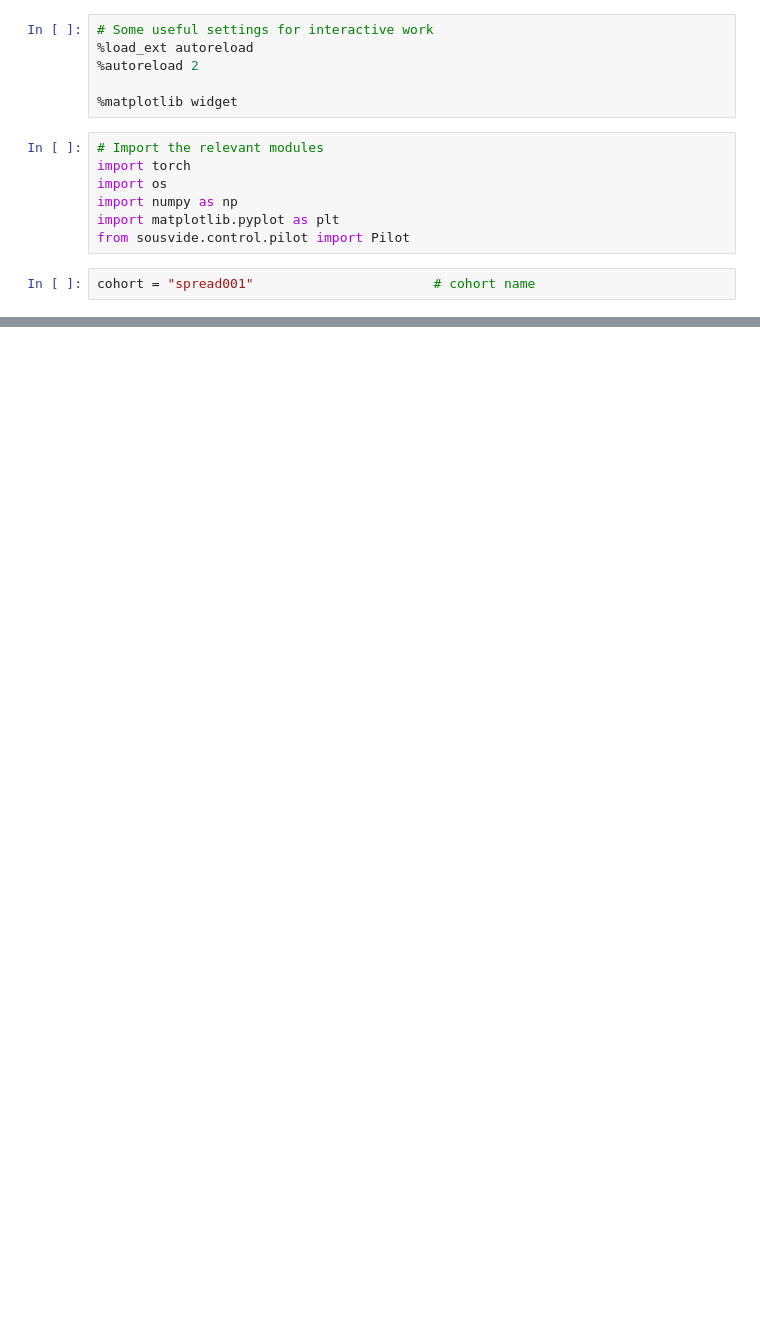
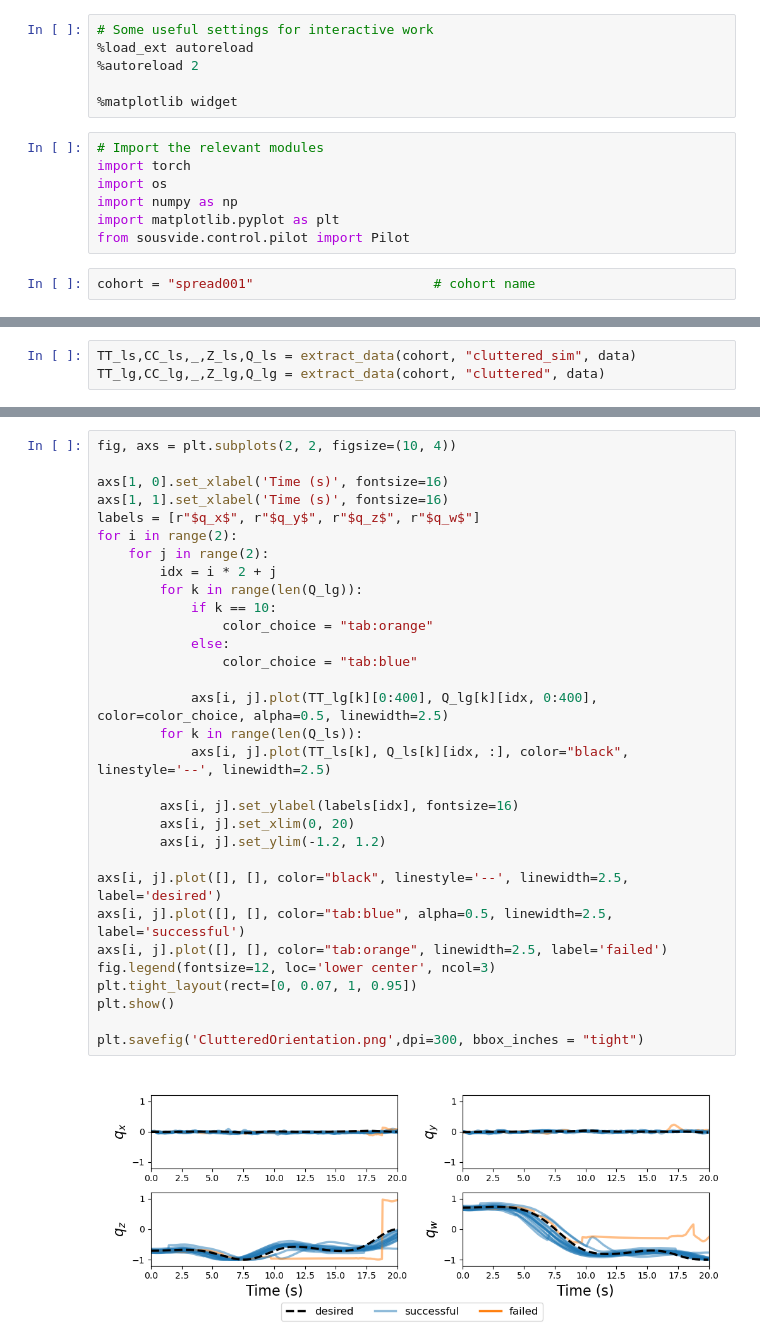
Before and after one commit to StanfordMSL/SousVide, a Jupyter notebook: notebooks/sv_c_calc.ipynb, the cells around one changed output, grey strips where cells are left out. Cells and saved outputs as stored; diff of their text form; blank space fills up the shorter version.

```diff
--- a/notebooks/sv_c_calc.ipynb
+++ b/notebooks/sv_c_calc.ipynb
@@ -101,0 +113,3 @@ plt.show()
+# %%
+TT_ls,CC_ls,_,Z_ls,Q_ls = extract_data(cohort, "cluttered_sim", data)
+TT_lg,CC_lg,_,Z_lg,Q_lg = extract_data(cohort, "cluttered", data)
@@ -101,0 +177,33 @@ plt.show()
+# %%
+fig, axs = plt.subplots(2, 2, figsize=(10, 4))
+
+axs[1, 0].set_xlabel('Time (s)', fontsize=16)
+axs[1, 1].set_xlabel('Time (s)', fontsize=16)
+labels = [r"$q_x$", r"$q_y$", r"$q_z$", r"$q_w$"]
+for i in range(2):
+    for j in range(2):
+        idx = i * 2 + j
+        for k in range(len(Q_lg)):
+            if k == 10:
+                color_choice = "tab:orange"
+            else:
+                color_choice = "tab:blue"
+
+            axs[i, j].plot(TT_lg[k][0:400], Q_lg[k][idx, 0:400], color=color_choice, alpha=0.5, linewidth=2.5)
+        for k in range(len(Q_ls)):
+            axs[i, j].plot(TT_ls[k], Q_ls[k][idx, :], color="black", linestyle='--', linewidth=2.5)
+
+        axs[i, j].set_ylabel(labels[idx], fontsize=16)
+        axs[i, j].set_xlim(0, 20)
+        axs[i, j].set_ylim(-1.2, 1.2)
+
+axs[i, j].plot([], [], color="black", linestyle='--', linewidth=2.5, label='desired')
+axs[i, j].plot([], [], color="tab:blue", alpha=0.5, linewidth=2.5, label='successful')
+axs[i, j].plot([], [], color="tab:orange", linewidth=2.5, label='failed')
+fig.legend(fontsize=12, loc='lower center', ncol=3)
+plt.tight_layout(rect=[0, 0.07, 1, 0.95])
+plt.show()
+
+plt.savefig('ClutteredOrientation.png',dpi=300, bbox_inches = "tight")
+# %% [output]
+[figure, added]
```
Also changed, not shown: parts of 9 cells of this notebook, 3 other files.
